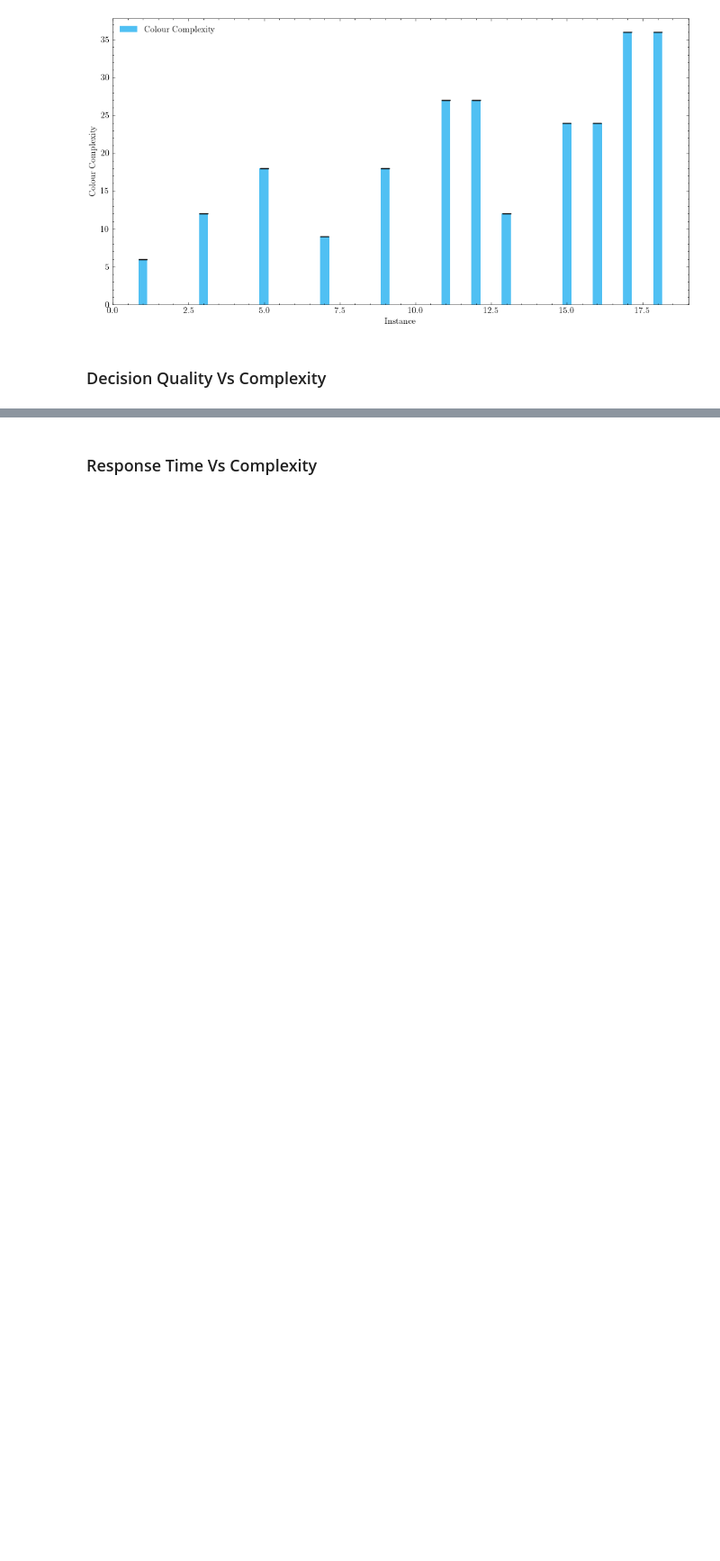
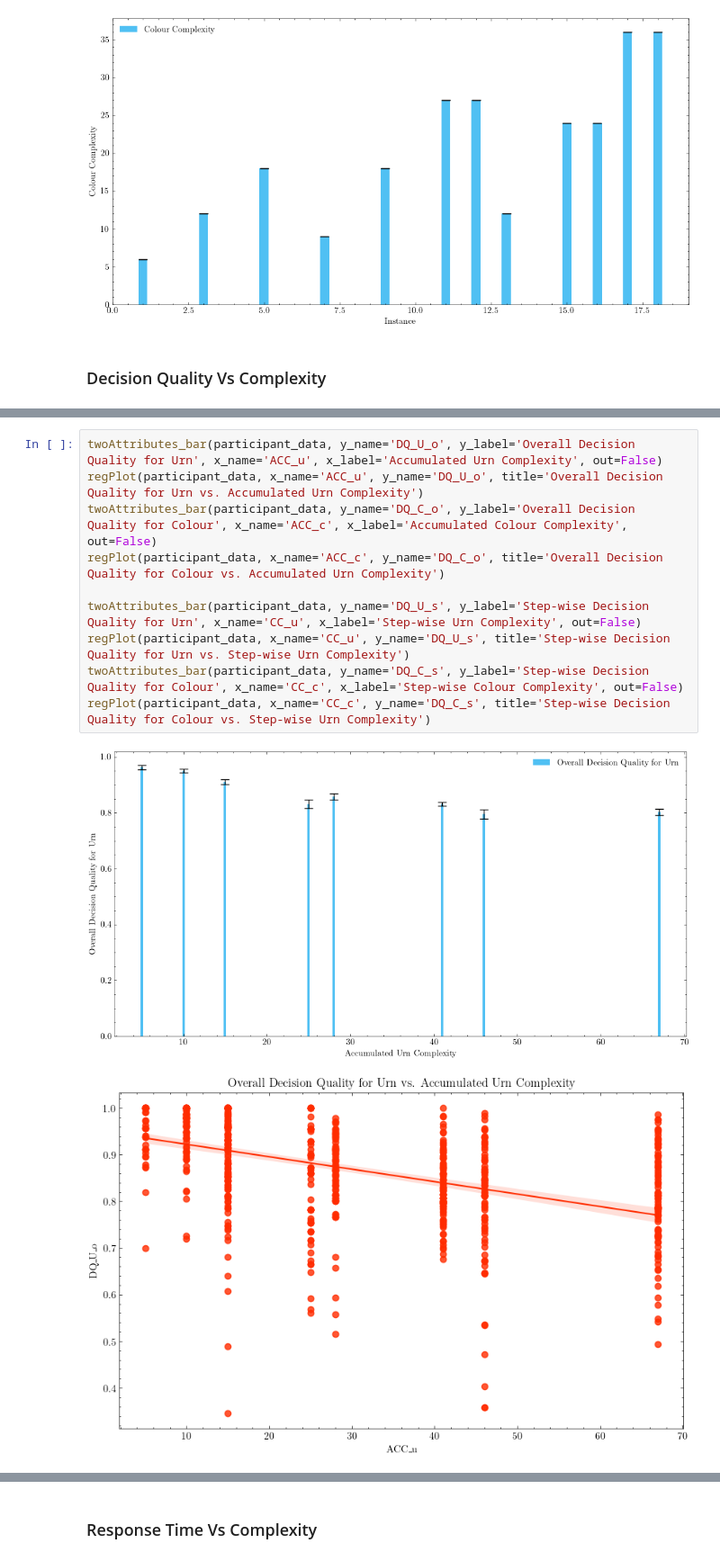
Before and after one commit to ZhongyuXu/beliefUpdating, a Jupyter notebook: Analysis/draft2.ipynb, the cells around one changed output, grey strips where cells are left out. Shown: that part at 90% size. Saved outputs shown, nothing was run; the diff lists cells and outputs as text; blank space fills up the shorter version.

```diff
--- a/Analysis/draft2.ipynb
+++ b/Analysis/draft2.ipynb
@@ -983,0 +969,13 @@ plt.show()
+# %%
+twoAttributes_bar(participant_data, y_name='DQ_U_o', y_label='Overall Decision Quality for Urn', x_name='ACC_u', x_label='Accumulated Urn Complexity', out=False)
+regPlot(participant_data, x_name='ACC_u', y_name='DQ_U_o', title='Overall Decision Quality for Urn vs. Accumulated Urn Complexity')
+twoAttributes_bar(participant_data, y_name='DQ_C_o', y_label='Overall Decision Quality for Colour', x_name='ACC_c', x_label='Accumulated Colour Complexity', out=False)
+regPlot(participant_data, x_name='ACC_c', y_name='DQ_C_o', title='Overall Decision Quality for Colour vs. Accumulated Urn Complexity')
+
+twoAttributes_bar(participant_data, y_name='DQ_U_s', y_label='Step-wise Decision Quality for Urn', x_name='CC_u', x_label='Step-wise Urn Complexity', out=False)
+regPlot(participant_data, x_name='CC_u', y_name='DQ_U_s', title='Step-wise Decision Quality for Urn vs. Step-wise Urn Complexity')
+twoAttributes_bar(participant_data, y_name='DQ_C_s', y_label='Step-wise Decision Quality for Colour', x_name='CC_c', x_label='Step-wise Colour Complexity', out=False)
+regPlot(participant_data, x_name='CC_c', y_name='DQ_C_s', title='Step-wise Decision Quality for Colour vs. Step-wise Urn Complexity')
+# %% [output]
+[figure, added]
+[figure, added]
```
Also changed, not shown: parts of 49 cells of this notebook.
